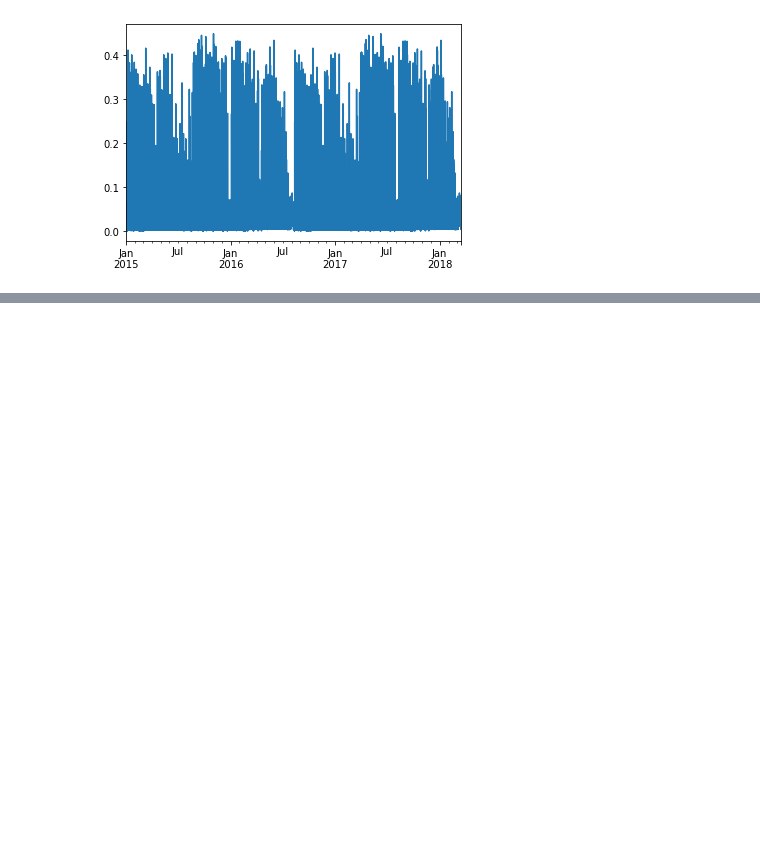
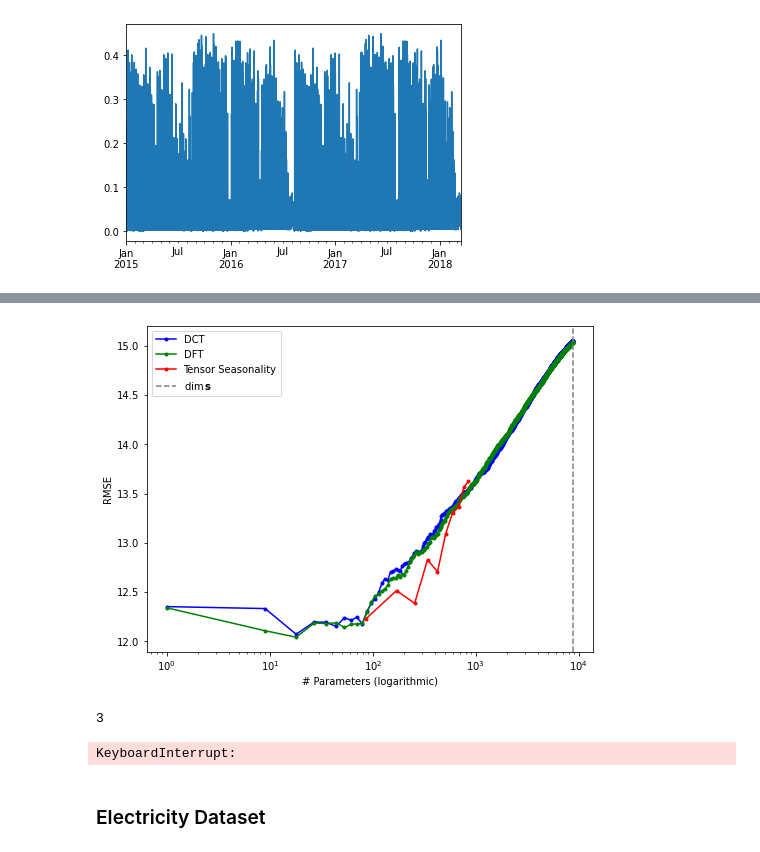
Before and after one commit to canerturkmen/tensorseason, a Jupyter notebook: poc.ipynb, the cells around one changed output, grey strips where cells are left out. Cells and saved outputs as stored; diff of their text form; code cells hidden in the pictures; blank space fills up the shorter version.

```diff
--- a/poc.ipynb
+++ b/poc.ipynb
@@ -309,10 +309,20 @@ plt.show()
+# %%
+idx=0
+folds = [24,7, 52]
+ma_folds = [24,7]
+
+data = to_pandas(train_datas[idx])
+test_data = to_pandas(test_datas[idx])
+
+data = remove_ma(data, int(np.prod(ma_folds)))
+test_data = remove_ma(test_data, int(np.prod(ma_folds)))
+
+data = data[len(data) % np.prod(folds):]
+test_data = test_data[len(test_data) % np.prod(folds):]
 # %%
-data -= decomposition.trend
-data = data[len(data) % np.prod(folds):]
-
-dct_errors, dft_errors = dct_dft_errors(data, np.prod(folds))
-ten_errors, ten_params = tensor_error(data.values, folds=folds, ranks=list(range(1,11)))
-plot_comparison(dct_errors, dft_errors, ten_params, ten_errors, param_sweep, folds)
+dct_errors, dct_test_errors, dft_errors, dft_test_errors, param_sweep = dct_dft_errors_test(data, test_data, np.prod(folds))
+ten_errors, ten_test_errors, ten_params = tensor_errors_test(data.values, test_data.values, folds=folds, ranks=list(range(1,11)))
+print(ten_params)
 # %% [output]
 3
 6
@@ -320,0 +335,4 @@ plot_comparison(dct_errors, dft_errors, ten_params, ten_errors, param_sweep, fol
+# %%
+plot_comparison(dct_test_errors, dft_test_errors, ten_params, ten_test_errors, param_sweep, folds)
+# %% [output]
+[figure, added]
@@ -320,0 +353,7 @@ plot_comparison(dct_errors, dft_errors, ten_params, ten_errors, param_sweep, fol
+# %%
+dct_errors, dct_test_errors, dft_errors, dft_test_errors, param_sweep = dct_dft_errors_test(data, test_data, np.prod(dft_folds))
+ten_errors, ten_test_errors, ten_params = tensor_errors_test(data.values, test_data.values, folds=folds, ranks=list(range(1,11)))
+print(ten_params)
+# %% [output]
+3
+KeyboardInterrupt:
@@ -320,0 +364,2 @@ plot_comparison(dct_errors, dft_errors, ten_params, ten_errors, param_sweep, fol
+# %% [markdown]
+### Electricity Dataset
```
Also changed, not shown: parts of 39 cells of this notebook, 1 other file.
